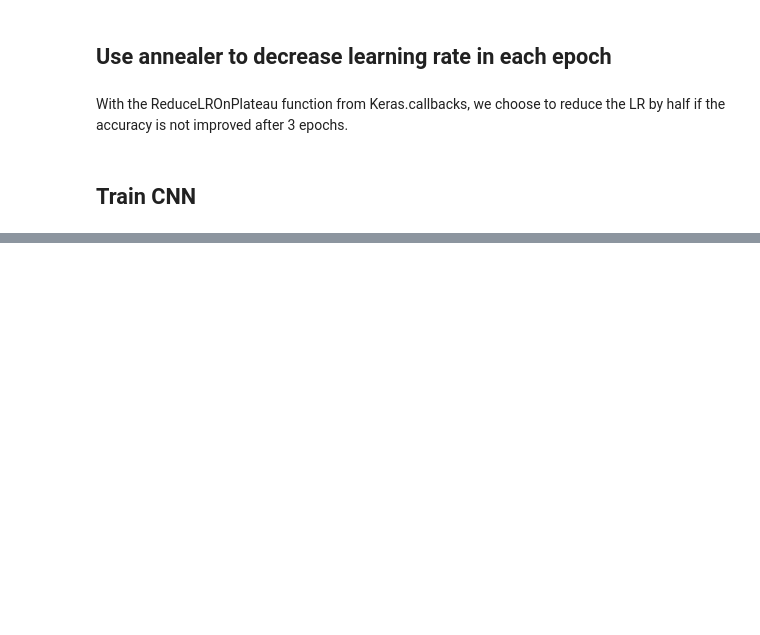
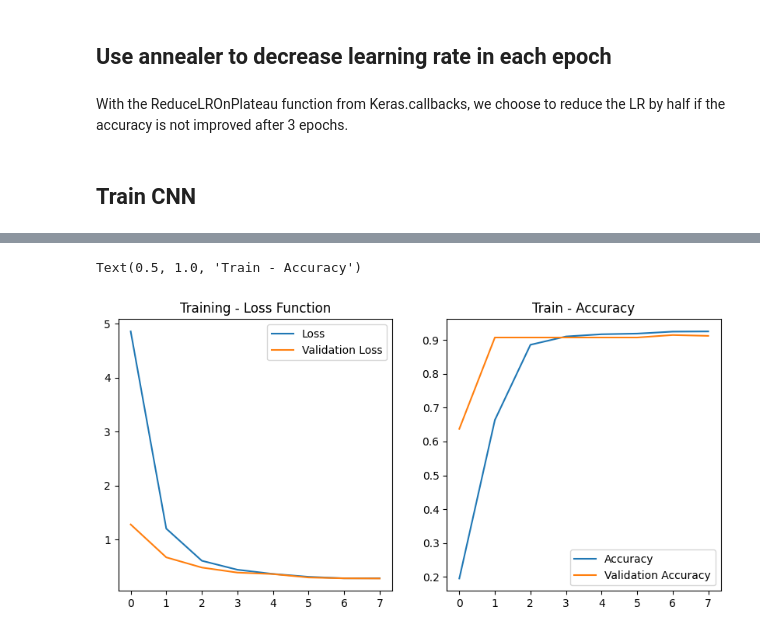
Before and after one commit to swizzle-app/swizzle, a Jupyter notebook: notebooks/model.ipynb, the cells around one changed output, grey strips where cells are left out. Saved outputs shown, nothing was run; the diff lists cells and outputs as text; code cells hidden in the pictures; blank space fills up the shorter version.

```diff
--- a/notebooks/model.ipynb
+++ b/notebooks/model.ipynb
@@ -130,4 +152,4 @@ x_train, x_test, y_train, y_test = train_test_split(X['arr_0'], y['arr_0'], test
 Do this again and split the train set, so we can produce a validation set
 # %%
 
-x_train,x_validate,y_train,y_validate = train_test_split(x_train,y_train, test_size = 0.2,random_state = RSEED)
+x_train,x_validate,y_train,y_validate = train_test_split(x_train,y_train, test_size = 0.1,random_state = RSEED)
@@ -163,7 +211,7 @@ def softmax_by_string(t):
 # %%
 def cnn_swizzle_model():
         swizzle_model = tf.keras.Sequential()
-        swizzle_model.add(tf.keras.layers.InputLayer(input_shape=[FRAME_HEIGHT, FRAME_WIDTH, 1], name='image'))
+        swizzle_model.add(tf.keras.layers.InputLayer(input_shape=[FRAME_HEIGHT, FRAME_WIDTH, 1]))
         swizzle_model.add(tf.keras.layers.Conv2D(filters=32, kernel_size=(3, 3),activation='relu'))
         swizzle_model.add(tf.keras.layers.Conv2D(filters=64, kernel_size=(3, 3), activation='relu'))
         swizzle_model.add(tf.keras.layers.Conv2D(filters=64, kernel_size=(3, 3), activation='relu'))
@@ -174,8 +222,8 @@ def cnn_swizzle_model():
         swizzle_model.add(tf.keras.layers.Dropout(0.5))
         swizzle_model.add(tf.keras.layers.Dense(126, activation='relu'))
         swizzle_model.add(tf.keras.layers.Dense(N_CLASSES * N_STRINGS)) # no activation
-        swizzle_model.add(tf.keras.layers.Reshape((N_CLASSES, N_STRINGS)))
-        swizzle_model.add(tf.keras.layers.Activation(softmax_by_string))
+        swizzle_model.add(tf.keras.layers.Reshape((N_STRINGS, N_CLASSES)))
+        swizzle_model.add(tf.keras.layers.Activation('softmax'))
         return swizzle_model
 # %% [markdown]
 ## Define model metrics for the cnn
@@ -196,6 +258,5 @@ maxCacheSize: 2.67 GB
 # %%
-swizzle_model = cnn_swizzle_model()
-swizzle_model.compile(loss =tf.keras.losses.SparseCategoricalCrossentropy(from_logits=True), optimizer= optimizer, metrics =['accuracy'])
+swizzle_model.compile(loss='categorical_crossentropy',optimizer='adam',metrics=['accuracy'])
 #we use sparse_categorical_crossentropy because we have a one-hot-encoding for every note. so we have only 0 and 1. If we have more
 #numbers like this, we have to use categorical_crossentropy.
 #we use accuracy because we want to have a good overall performance of the model. Besides that for us, every tone
@@ -206,7 +267,7 @@ swizzle_model.compile(loss =tf.keras.losses.SparseCategoricalCrossentropy(from_l
 With the ReduceLROnPlateau function from Keras.callbacks, we choose to reduce the LR by half if the accuracy is not improved after 3 epochs.
 # %%
 # Set a learning rate annealer
-learning_rate_reduction = ReduceLROnPlateau(monitor='val_acc', patience=3, verbose=1, factor=0.5, min_lr=0.0001)
+learning_rate_reduction = ReduceLROnPlateau(monitor='val_accuracy', patience=3, verbose=1, factor=0.5, min_lr=0.0001)
 # %% [markdown]
 ## __Train CNN__
 # %%
@@ -228,18 +304,21 @@ Detected at node 'sparse_categorical_crossentropy/SparseSoftmaxCrossEntropyWithL
 # %%
 #show plots for our loss function and the accurancy
 plt.figure(figsize=(10, 10))
 
 plt.subplot(2, 2, 1)
 plt.plot(history.history['loss'], label='Loss')
 plt.plot(history.history['val_loss'], label='Validation Loss')
 plt.legend()
 plt.title('Training - Loss Function')
 
 plt.subplot(2, 2, 2)
-plt.plot(history.history['acc'], label='Accuracy')
-plt.plot(history.history['val_acc'], label='Validation Accuracy')
+plt.plot(history.history['accuracy'], label='Accuracy')
+plt.plot(history.history['val_accuracy'], label='Validation Accuracy')
 plt.legend()
 plt.title('Train - Accuracy')
+# %% [output]
+Text(0.5, 1.0, 'Train - Accuracy')
+[figure, added]
 # %%
 #print results of our swizzle model metrics
 score = swizzle_model.evaluate(x_test,y_test,verbose=0)
```
Also changed, not shown: parts of 13 cells of this notebook.
